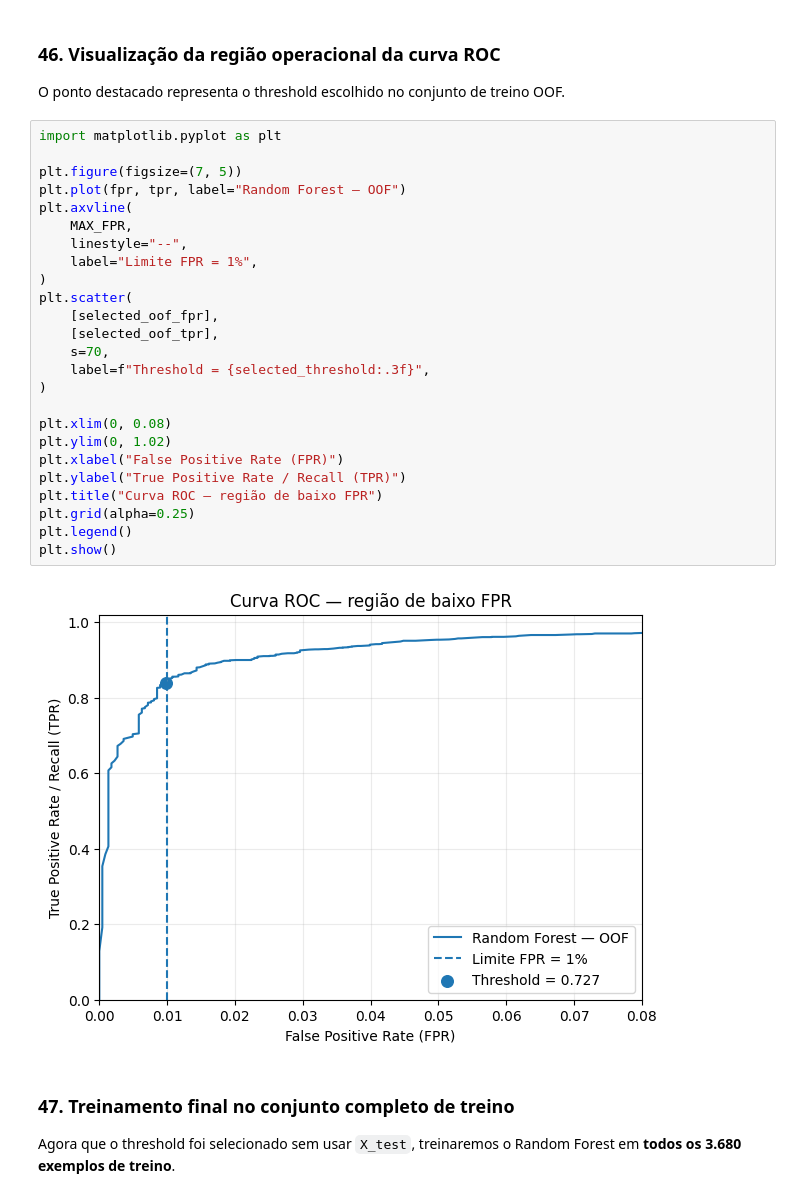
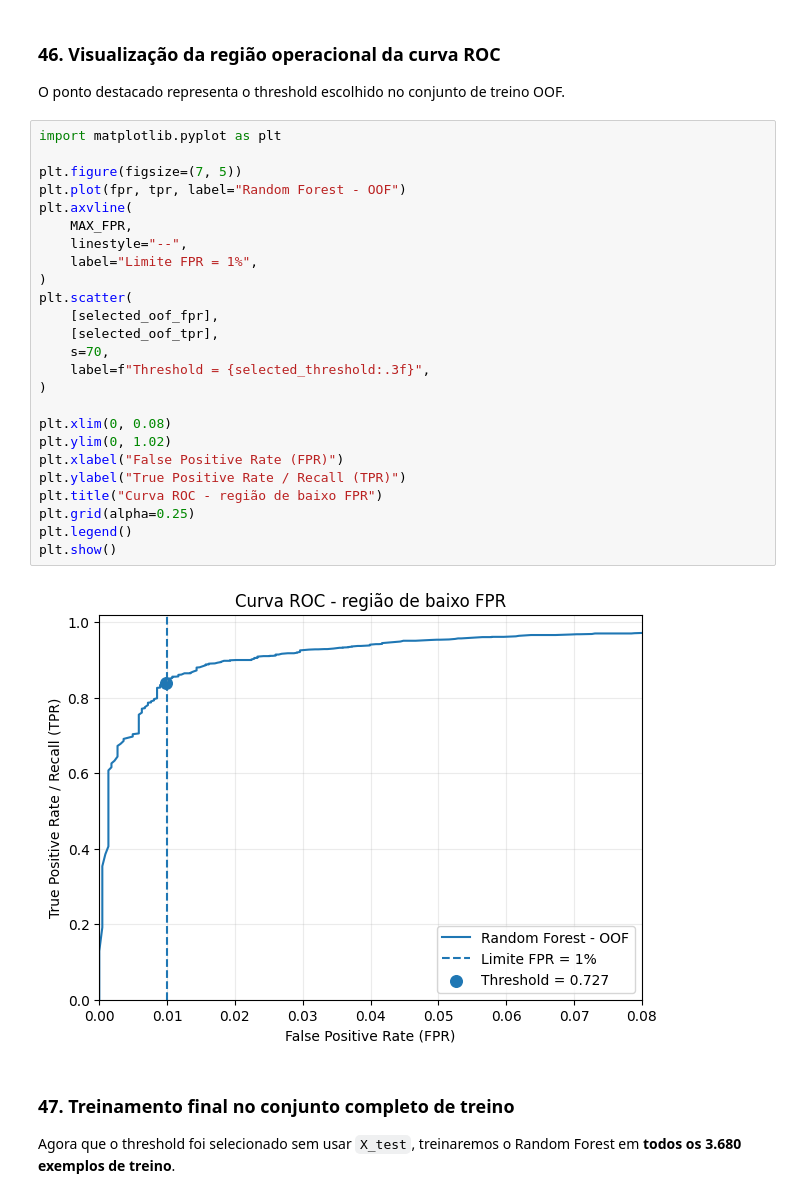
Before and after one commit to andrecataldo/ai-ppgi, a Jupyter notebook: labs/aula-05-ml/IA_Aula05_Spambase_AndreCataldo.ipynb, the cells around one changed output. Drawn from its saved outputs; the diff is of its cells as text.

```diff
--- a/labs/aula-05-ml/IA_Aula05_Spambase_AndreCataldo.ipynb
+++ b/labs/aula-05-ml/IA_Aula05_Spambase_AndreCataldo.ipynb
@@ -1492,30 +1450,30 @@ O ponto destacado representa o threshold escolhido no conjunto de treino OOF.
 # %%
 import matplotlib.pyplot as plt
 
 plt.figure(figsize=(7, 5))
-plt.plot(fpr, tpr, label="Random Forest — OOF")
+plt.plot(fpr, tpr, label="Random Forest - OOF")
 plt.axvline(
     MAX_FPR,
     linestyle="--",
     label="Limite FPR = 1%",
 )
 plt.scatter(
     [selected_oof_fpr],
     [selected_oof_tpr],
     s=70,
     label=f"Threshold = {selected_threshold:.3f}",
 )
 
 plt.xlim(0, 0.08)
 plt.ylim(0, 1.02)
 plt.xlabel("False Positive Rate (FPR)")
 plt.ylabel("True Positive Rate / Recall (TPR)")
-plt.title("Curva ROC — região de baixo FPR")
+plt.title("Curva ROC - região de baixo FPR")
 plt.grid(alpha=0.25)
 plt.legend()
 plt.show()
 # %% [output]
-[figure, old version]
+[figure, new version]
 # %% [markdown]
 ### 47. Treinamento final no conjunto completo de treino
 
```
Also changed, not shown: parts of 40 cells of this notebook, 2 other files.
